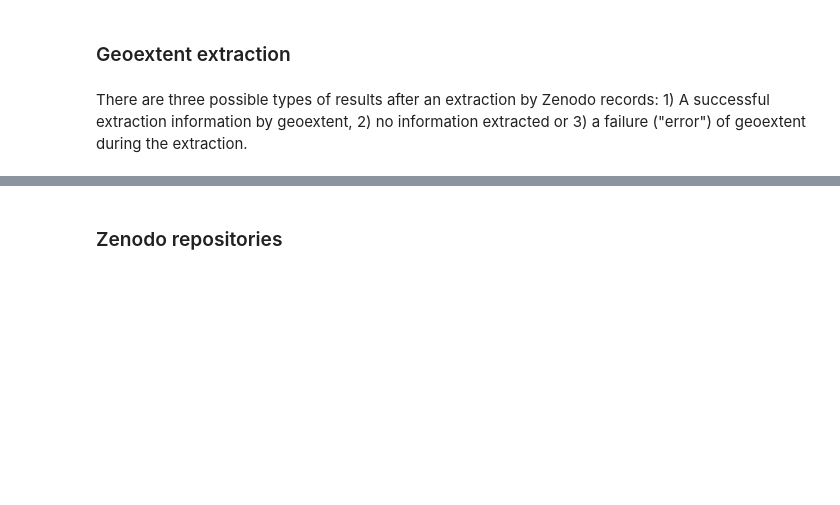
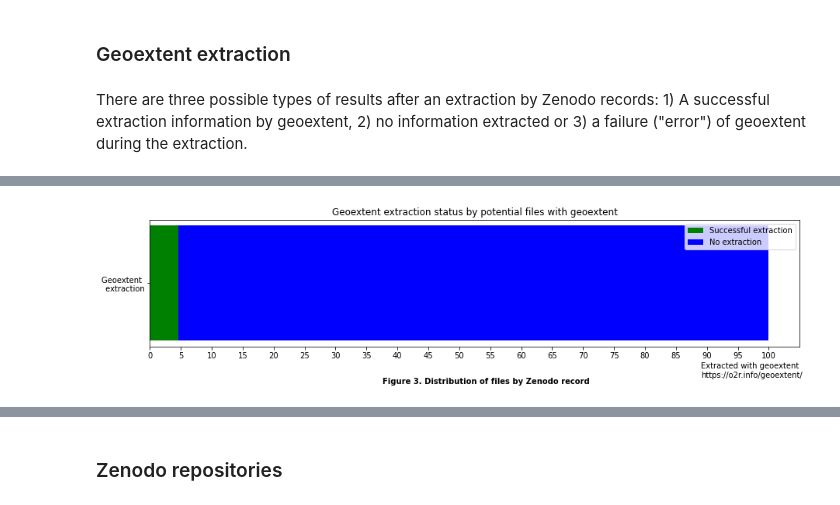
Before and after one commit to o2r-project/geoextent, a Jupyter notebook: showcase/SG_01_Exploring_Research_Data_Repositories_with_geoextent.ipynb, the cells around one changed output, grey strips where cells are left out. Drawn from its saved outputs; the diff is of its cells as text; code cells hidden in the pictures; blank space fills up the shorter version.

```diff
--- a/showcase/SG_01_Exploring_Research_Data_Repositories_with_geoextent.ipynb
+++ b/showcase/SG_01_Exploring_Research_Data_Repositories_with_geoextent.ipynb
@@ -419,0 +397,34 @@ result.plot.scatter(x="files_in_record",y = "proportion")
+# %%
+# List of potential file formats with geospatial information
+potential_geo_formats = ['csv','nc','tif', 'dbf',
+                               'shp', 'shx', 'gpkg', 'geojson',
+                               'png','gml','xml','pdf','jpeg','jpg','qpj',
+                               'png','json']
+
+
+# Extract total number of files by zenodo record
+total_files = uni_files_gdf.zenodo_record_id.value_counts()
+
+# Extract total number of potential file with geoextent by zenodo record
+files_potential_geo_formats = uni_files_gdf['format'].isin(potential_geo_formats).groupby(uni_files_gdf['zenodo_record_id']).sum()
+
+# Extract total number of files with potential geospatial information
+total_files_potential = sum(files_potential_geo_formats)
+
+# Extract percentage of files with successful geoextent extraction from the potential
+per_total_geoextent_potential = sum(uni_files_gdf.bbox.is_valid)/total_files_potential*100
+
+## Plot
+fig, ax = plt.subplots(figsize=(15,3))
+# Plot configuration
+plt.title("Geoextent extraction status by potential files with geoextent")
+plt.barh("Geoextent \n extraction",per_total_geoextent_potential,color='g',label ='Successful extraction')
+plt.barh("Geoextent \n extraction",100-per_total_geoextent_potential,color='blue',label ='No extraction',left = per_total_geoextent_potential)
+plt.xticks(np.arange(0,101, 5.0))
+plt.annotate('Figure '+str(fig_num)+'. Distribution of files by Zenodo record', (0,0), (300, -40), xycoords='axes fraction', weight='bold', textcoords='offset points', va='top')
+plt.annotate('Extracted with geoextent \nhttps://o2r.info/geoextent/', (0,0), (710,-20), xycoords='axes fraction', textcoords='offset points', va='top')
+fig_num +=1
+plt.legend()
+plt.show()
+# %% [output]
+[figure, added]
```
Also changed, not shown: parts of 30 cells of this notebook.
